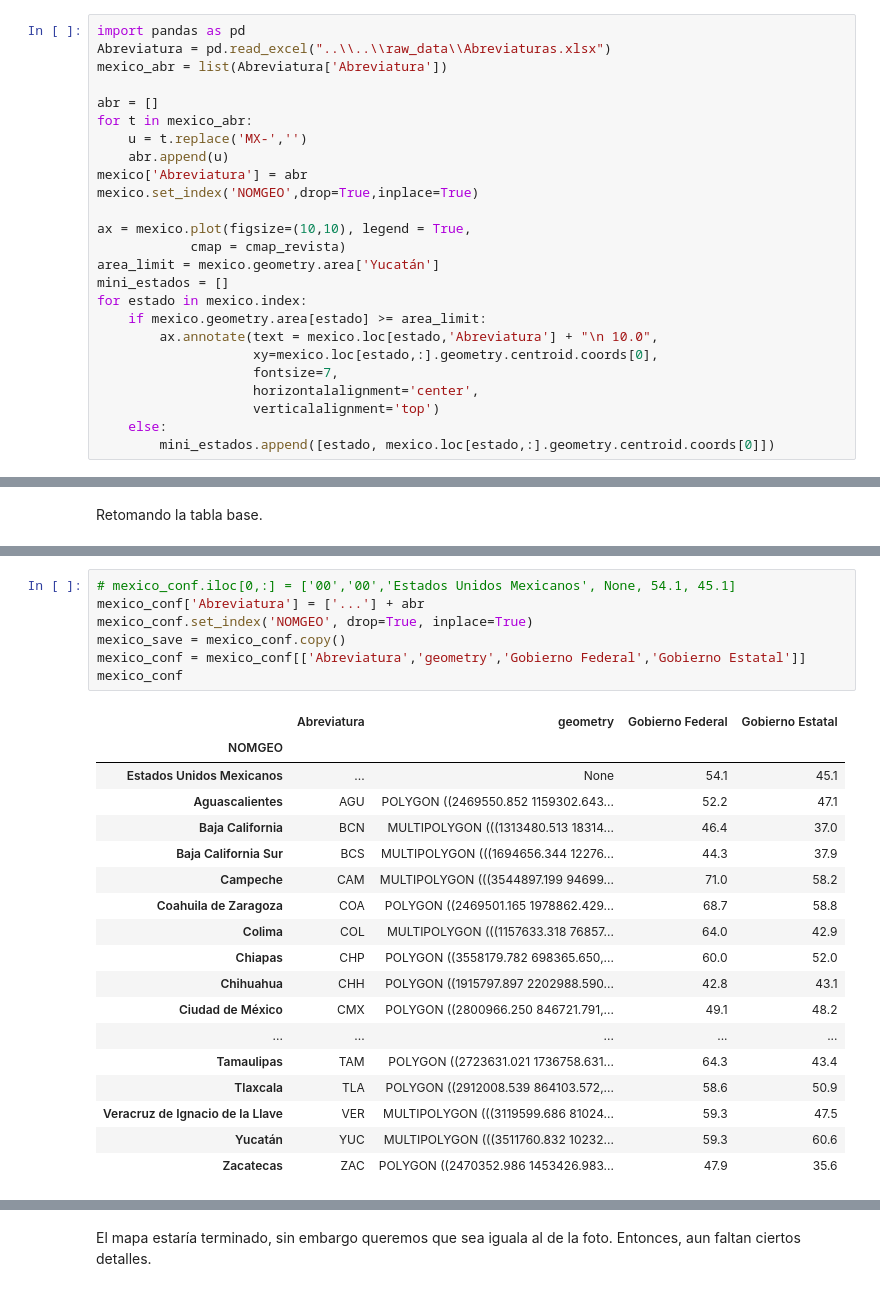
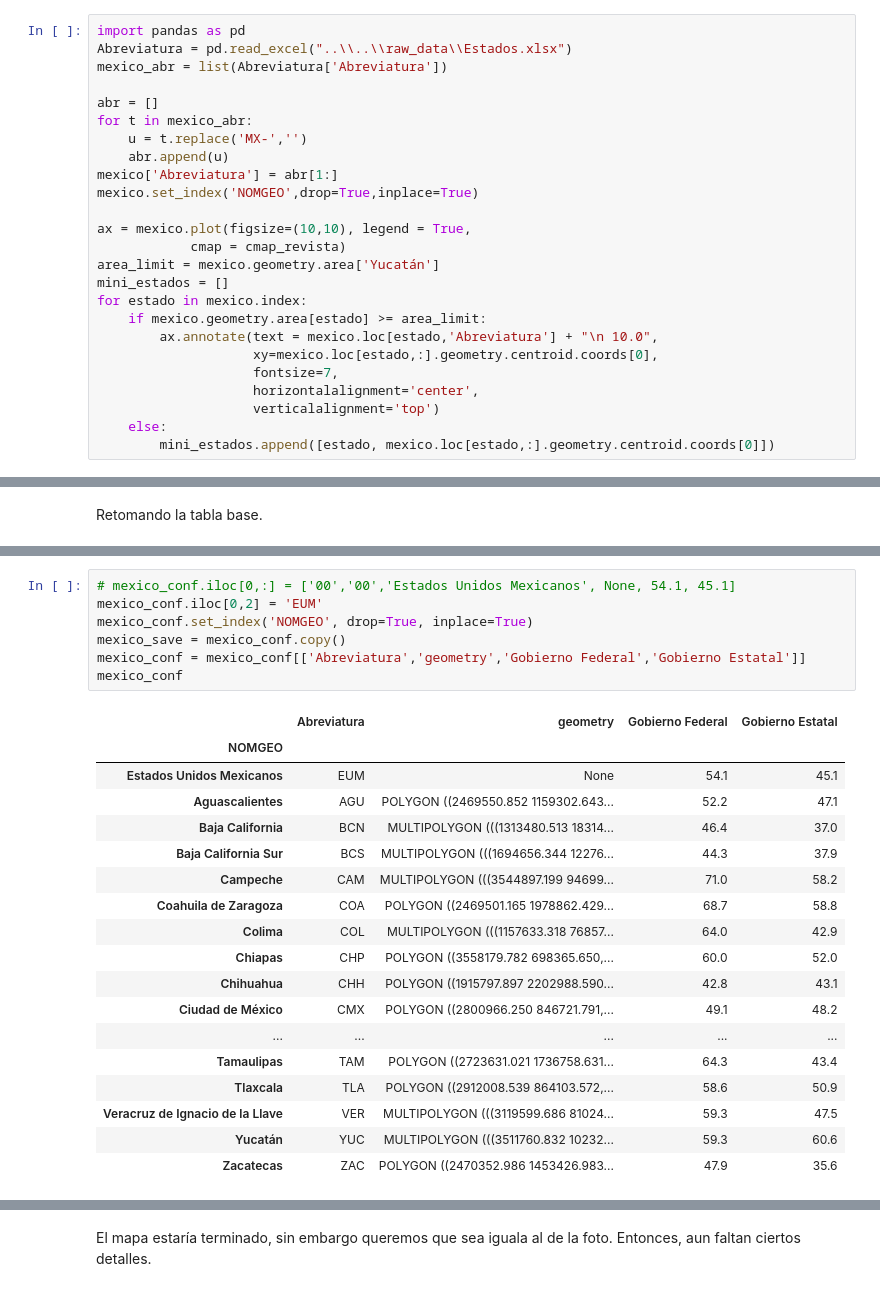
Before and after one commit to Dust1920/SIM26, a Jupyter notebook: visualization/maps/maps_mexico.ipynb, the cells around one changed output, grey strips where cells are left out. Saved outputs shown, nothing was run; the diff lists cells and outputs as text.

```diff
--- a/visualization/maps/maps_mexico.ipynb
+++ b/visualization/maps/maps_mexico.ipynb
@@ -135,14 +132,14 @@ dtype: object
 [figure]
 # %%
 import pandas as pd
-Abreviatura = pd.read_excel("..\\..\\raw_data\\Abreviaturas.xlsx")
+Abreviatura = pd.read_excel("..\\..\\raw_data\\Estados.xlsx")
 mexico_abr = list(Abreviatura['Abreviatura'])
 
 abr = []
 for t in mexico_abr:
     u = t.replace('MX-','')
     abr.append(u)
-mexico['Abreviatura'] = abr
+mexico['Abreviatura'] = abr[1:]
 mexico.set_index('NOMGEO',drop=True,inplace=True)
 
 ax = mexico.plot(figsize=(10,10), legend = True,
@@ -253,15 +250,15 @@ mexico_conf
 | 32 | Zacatecas | POLYGON ((2470352.986 1453426.983... | ZAC | 47.9 | 35.6 |
 # %%
 # mexico_conf.iloc[0,:] = ['00','00','Estados Unidos Mexicanos', None, 54.1, 45.1]
-mexico_conf['Abreviatura'] = ['...'] + abr
+mexico_conf.iloc[0,2] = 'EUM'
 mexico_conf.set_index('NOMGEO', drop=True, inplace=True)
 mexico_save = mexico_conf.copy()
 mexico_conf = mexico_conf[['Abreviatura','geometry','Gobierno Federal','Gobierno Estatal']]
 mexico_conf
 # %% [output]
 |  | Abreviatura | geometry | Gobierno Federal | Gobierno Estatal |
 | NOMGEO |  |  |  |  |
-| Estados Unidos Mexicanos | ... | None | 54.1 | 45.1 |
+| Estados Unidos Mexicanos | EUM | None | 54.1 | 45.1 |
 | Aguascalientes | AGU | POLYGON ((2469550.852 1159302.643... | 52.2 | 47.1 |
 | Baja California | BCN | MULTIPOLYGON (((1313480.513 18314... | 46.4 | 37.0 |
 | Baja California Sur | BCS | MULTIPOLYGON (((1694656.344 12276... | 44.3 | 37.9 |
```
Also changed, not shown: parts of 4 cells of this notebook, 4 other files.
